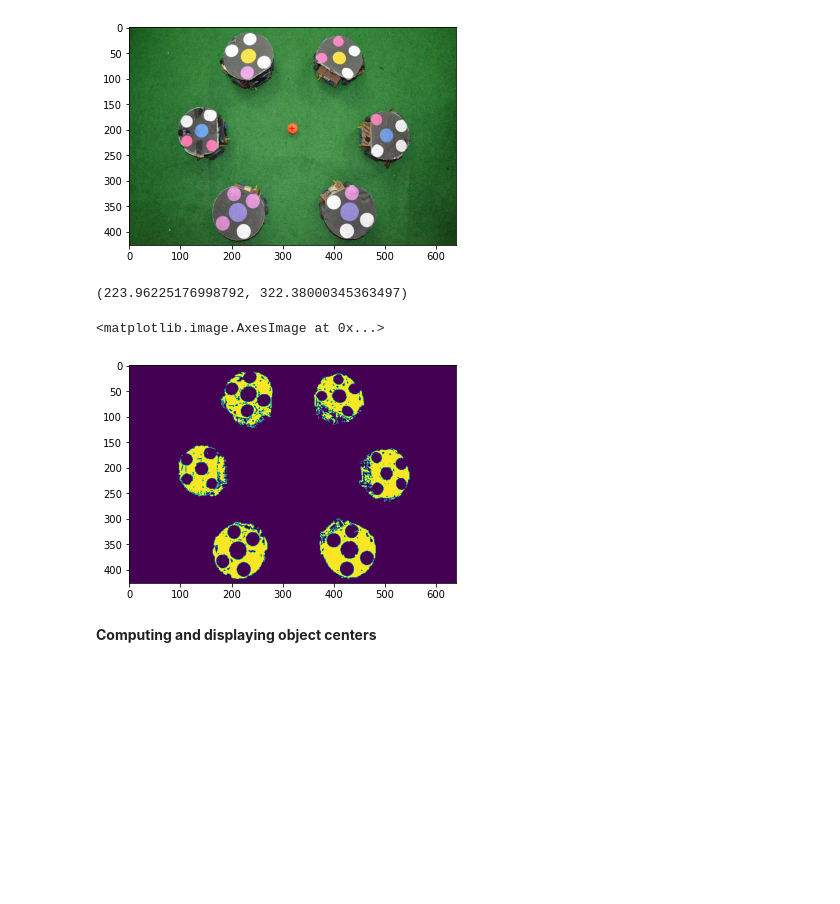
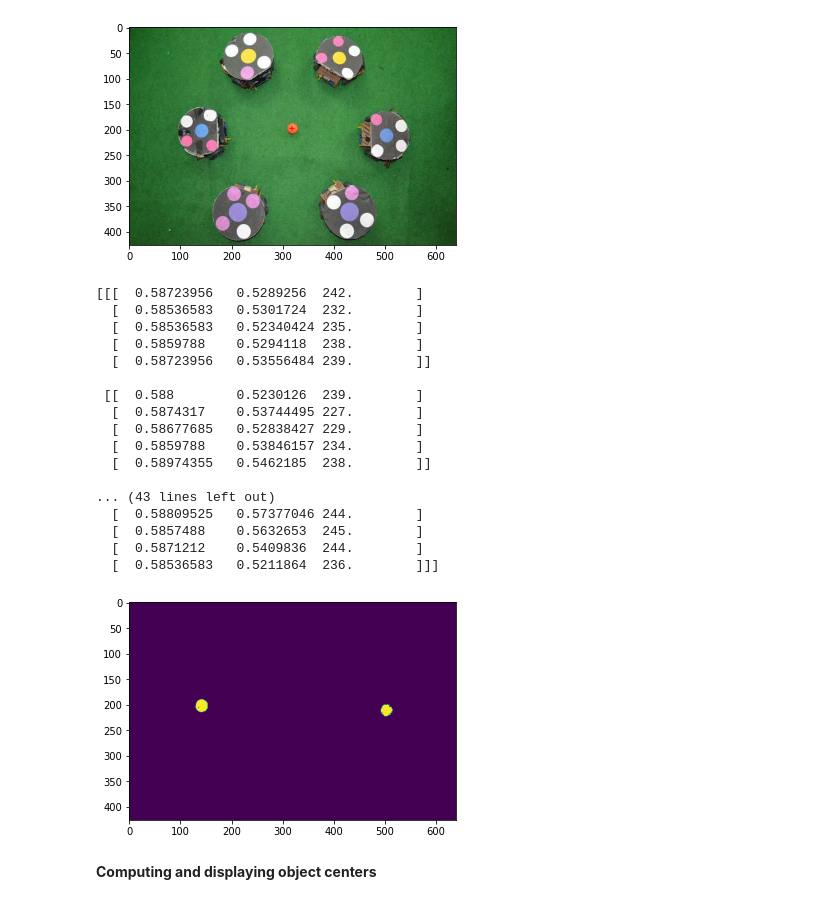
Before and after one commit to daniel-suazo/CV-Assignment1, a Jupyter notebook: Assg1_ImageProc.ipynb, the cells around one changed output. Cells and saved outputs as stored; diff of their text form; code cells hidden in the pictures; blank space fills up the shorter version.

```diff
--- a/Assg1_ImageProc.ipynb
+++ b/Assg1_ImageProc.ipynb
@@ -145,38 +145,53 @@ plt.imshow(marked_ball)
 # robotmask = np.logical_and(np.logical_and(robotmask0, robotmask1),  robotmask2)
 # print(center_of_mass(robotmask))
 # plt.imshow(robotmask)
 
 # print yellow
 # print(hsv_robocup[45:65,227:240,:])
 # print blue
 print(hsv_robocup[200:210, 135:140, :])
 # print purple
 # print(hsv_robocup[350:370,200:225,:])
 yellowmask0 = hsv_robocup[:, :, 0] > 0.1
 yellowmask1 = hsv_robocup[:, :, 1] > 0.6
 yellowmask2 = hsv_robocup[:, :, 2] > 217
 yellowmask = np.logical_and(np.logical_and(
     yellowmask0, yellowmask1),  yellowmask2)
 # plt.imshow(yellowmask)
 robot1mask = yellowmask[:, :300]
 robot2mask = yellowmask[:, 300:]
 
-bluemask0 = hsv_robocup[:, :, 0] > 0.53
-bluemask1 = hsv_robocup[:, :, 1] > 0.52
+bluemask0 = np.logical_and(hsv_robocup[:, :, 0] > 0.53, hsv_robocup[:, :, 0] < 0.7)
+bluemask1 = hsv_robocup[:, :, 1] > 0.4
 bluemask2 = hsv_robocup[:, :, 2] > 210
 bluemask = np.logical_and(np.logical_and(bluemask0, bluemask1),  bluemask2)
 plt.imshow(bluemask)
 
 purplemask0 = hsv_robocup[:, :, 0] > 0.40
 purplemask1 = hsv_robocup[:, :, 1] > 0.10
 purplemask2 = hsv_robocup[:, :, 2] > 200
 purplemask = np.logical_and(np.logical_and(
     purplemask0, purplemask1),  purplemask2)
 # plt.imshow(purplemask)
 # %% [output]
-(223.96225176998792, 322.38000345363497)
+[[[  0.58723956   0.5289256  242.        ]
+  [  0.58536583   0.5301724  232.        ]
+  [  0.58536583   0.52340424 235.        ]
+  [  0.5859788    0.5294118  238.        ]
+  [  0.58723956   0.53556484 239.        ]]
+
+ [[  0.588        0.5230126  239.        ]
+  [  0.5874317    0.53744495 227.        ]
+  [  0.58677685   0.52838427 229.        ]
+  [  0.5859788    0.53846157 234.        ]
+  [  0.58974355   0.5462185  238.        ]]
+
+... (43 lines left out)
+  [  0.58809525   0.57377046 244.        ]
+  [  0.5857488    0.5632653  245.        ]
+  [  0.5871212    0.5409836  244.        ]
+  [  0.58536583   0.5211864  236.        ]]]
-<matplotlib.image.AxesImage at 0x...>
-[figure, old version]
+[figure, new version]
 # %% [markdown]
 __Computing and displaying object centers__
 # %%
```
Also changed, not shown: parts of 2 cells of this notebook.
